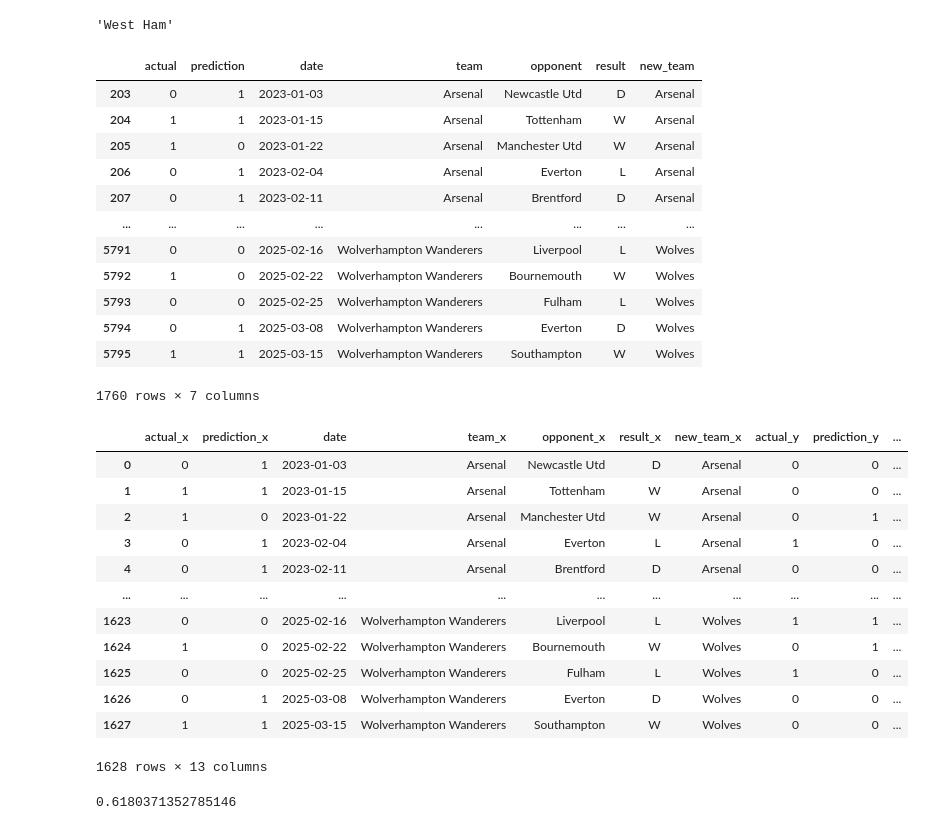
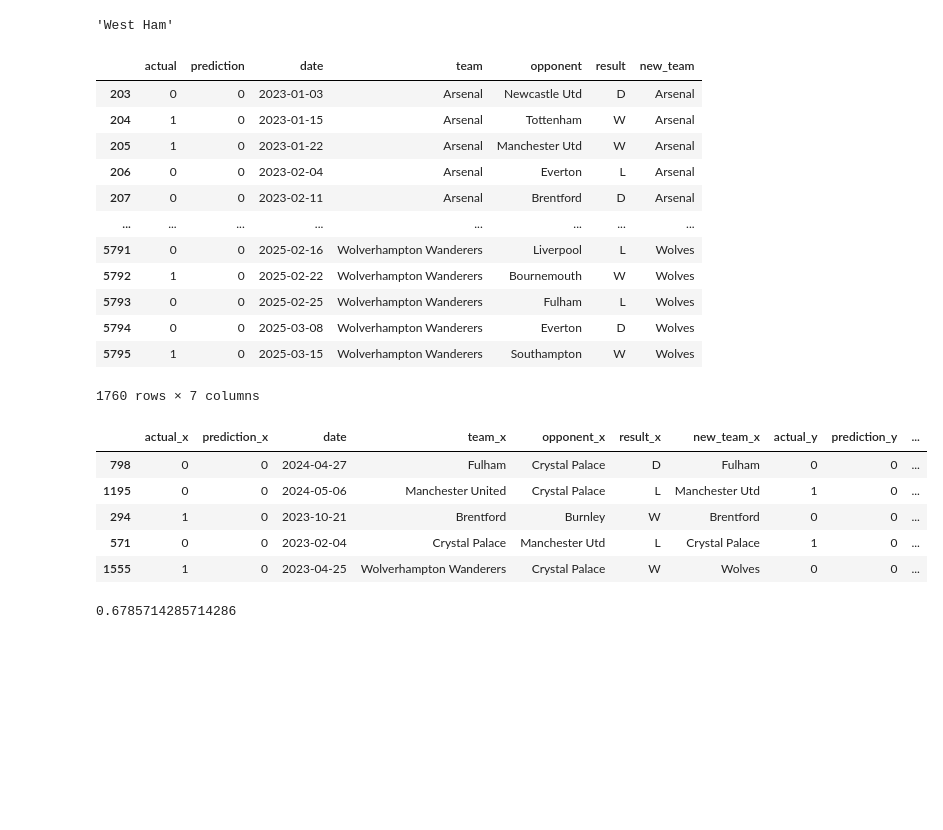
Before and after one commit to ryanfei05/football-ml-project, a Jupyter notebook: ml.ipynb, the cells around one changed output. Saved outputs shown, nothing was run; the diff lists cells and outputs as text; code cells hidden in the pictures; blank space fills up the shorter version.

Commit message:
hypteruned params

```diff
--- a/ml.ipynb
+++ b/ml.ipynb
@@ -230,3 +234,15 @@ matches_rolling
+# %%
+param_dist = {'n_estimators': randint(50,1000), 'min_samples_split': randint(2,20), 'max_depth': randint(1,20)}
+rf = RandomForestClassifier()
+rand_search = RandomizedSearchCV(rf, param_distributions = param_dist, n_iter=5, cv=5)
+train = matches_rolling[matches_rolling['date'] < '2023-01-01']
+test = matches_rolling[matches_rolling['date'] > '2023-01-01']
+#rand_search.fit(train[predictors], train['target'])
+#best_rf = rand_search.best_estimator_
+#print('Best hyperparameters:',  rand_search.best_params_)
+#Best hyperparameters: {'max_depth': 2, 'min_samples_split': 17, 'n_estimators': 521}
+# %%
+rf = RandomForestClassifier(n_estimators=521, random_state=1, min_samples_split=17, max_depth=2)
 # %%
 def make_predictions(data, predictors):
     train = data[data['date'] < '2023-01-01']
@@ -235,10 +251,13 @@ def make_predictions(data, predictors):
     preds = rf.predict(test[predictors])
     combined = pd.DataFrame(dict(actual=test['target'], prediction=preds), index=test.index)
     precision = precision_score(test['target'], preds)
-    return combined, precision
+    accuracy = accuracy_score(test['target'], preds)
+    cm = confusion_matrix(test['target'], preds)
+    recall = recall_score(test['target'], preds)
+    return combined, precision, accuracy, cm, recall
 # %%
 
-combined, precision = make_predictions(matches_rolling, predictors + new_cols)
+combined, precision, accuracy, cm, recall = make_predictions(matches_rolling, predictors + new_cols)
 # %%
 precision
 # %% [output]
@@ -321,40 +358,33 @@ combined['new_team'] = combined['team'].map(mapping)
 combined
 # %% [output]
 |  | actual | prediction | date | team | opponent | result | new_team |
-| 203 | 0 | 1 | 2023-01-03 | Arsenal | Newcastle Utd | D | Arsenal |
-| 204 | 1 | 1 | 2023-01-15 | Arsenal | Tottenham | W | Arsenal |
+| 203 | 0 | 0 | 2023-01-03 | Arsenal | Newcastle Utd | D | Arsenal |
+| 204 | 1 | 0 | 2023-01-15 | Arsenal | Tottenham | W | Arsenal |
 | 205 | 1 | 0 | 2023-01-22 | Arsenal | Manchester Utd | W | Arsenal |
-| 206 | 0 | 1 | 2023-02-04 | Arsenal | Everton | L | Arsenal |
-| 207 | 0 | 1 | 2023-02-11 | Arsenal | Brentford | D | Arsenal |
+| 206 | 0 | 0 | 2023-02-04 | Arsenal | Everton | L | Arsenal |
+| 207 | 0 | 0 | 2023-02-11 | Arsenal | Brentford | D | Arsenal |
 | ... | ... | ... | ... | ... | ... | ... | ... |
 | 5791 | 0 | 0 | 2025-02-16 | Wolverhampton Wanderers | Liverpool | L | Wolves |
 | 5792 | 1 | 0 | 2025-02-22 | Wolverhampton Wanderers | Bournemouth | W | Wolves |
 | 5793 | 0 | 0 | 2025-02-25 | Wolverhampton Wanderers | Fulham | L | Wolves |
-| 5794 | 0 | 1 | 2025-03-08 | Wolverhampton Wanderers | Everton | D | Wolves |
-| 5795 | 1 | 1 | 2025-03-15 | Wolverhampton Wanderers | Southampton | W | Wolves |
+| 5794 | 0 | 0 | 2025-03-08 | Wolverhampton Wanderers | Everton | D | Wolves |
+| 5795 | 1 | 0 | 2025-03-15 | Wolverhampton Wanderers | Southampton | W | Wolves |
 1760 rows × 7 columns
 # %%
 merged = combined.merge(combined, left_on=['date', 'new_team'], right_on=['date', 'opponent'])
 # %%
-merged
+merged.sample(5)
 # %% [output]
 |  | actual_x | prediction_x | date | team_x | opponent_x | result_x | new_team_x | actual_y | prediction_y | ... |
-| 0 | 0 | 1 | 2023-01-03 | Arsenal | Newcastle Utd | D | Arsenal | 0 | 0 | ... |
-| 1 | 1 | 1 | 2023-01-15 | Arsenal | Tottenham | W | Arsenal | 0 | 0 | ... |
-| 2 | 1 | 0 | 2023-01-22 | Arsenal | Manchester Utd | W | Arsenal | 0 | 1 | ... |
-| 3 | 0 | 1 | 2023-02-04 | Arsenal | Everton | L | Arsenal | 1 | 0 | ... |
-| 4 | 0 | 1 | 2023-02-11 | Arsenal | Brentford | D | Arsenal | 0 | 0 | ... |
-| ... | ... | ... | ... | ... | ... | ... | ... | ... | ... | ... |
-| 1623 | 0 | 0 | 2025-02-16 | Wolverhampton Wanderers | Liverpool | L | Wolves | 1 | 1 | ... |
-| 1624 | 1 | 0 | 2025-02-22 | Wolverhampton Wanderers | Bournemouth | W | Wolves | 0 | 1 | ... |
-| 1625 | 0 | 0 | 2025-02-25 | Wolverhampton Wanderers | Fulham | L | Wolves | 1 | 0 | ... |
-| 1626 | 0 | 1 | 2025-03-08 | Wolverhampton Wanderers | Everton | D | Wolves | 0 | 0 | ... |
-| 1627 | 1 | 1 | 2025-03-15 | Wolverhampton Wanderers | Southampton | W | Wolves | 0 | 0 | ... |
+| 798 | 0 | 0 | 2024-04-27 | Fulham | Crystal Palace | D | Fulham | 0 | 0 | ... |
+| 1195 | 0 | 0 | 2024-05-06 | Manchester United | Crystal Palace | L | Manchester Utd | 1 | 0 | ... |
+| 294 | 1 | 0 | 2023-10-21 | Brentford | Burnley | W | Brentford | 0 | 0 | ... |
+| 571 | 0 | 0 | 2023-02-04 | Crystal Palace | Manchester Utd | L | Crystal Palace | 1 | 0 | ... |
+| 1555 | 1 | 0 | 2023-04-25 | Wolverhampton Wanderers | Crystal Palace | W | Wolves | 0 | 0 | ... |
-1628 rows × 13 columns
 # %%
 actual_x = merged[(merged['prediction_x'] == 1) & (merged['prediction_y'] == 0)]["actual_x"].value_counts()
 # %%
 precision = actual_x.loc[1] / (actual_x.loc[1] + actual_x.loc[0])
 precision
 # %% [output]
-0.6180371352785146
+0.6785714285714286
```
Also changed, not shown: parts of 11 cells of this notebook, 1 other file.
